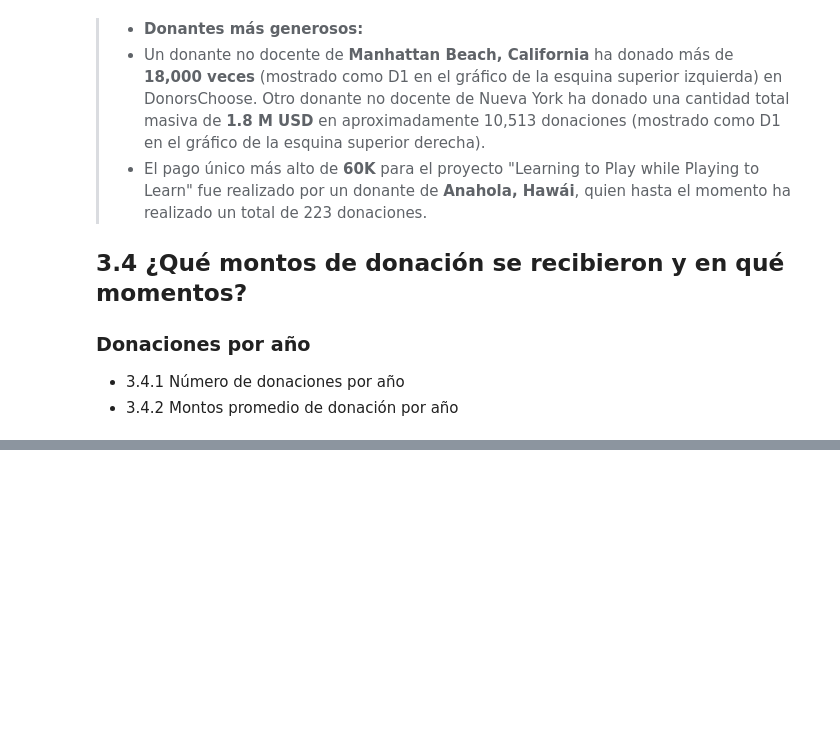
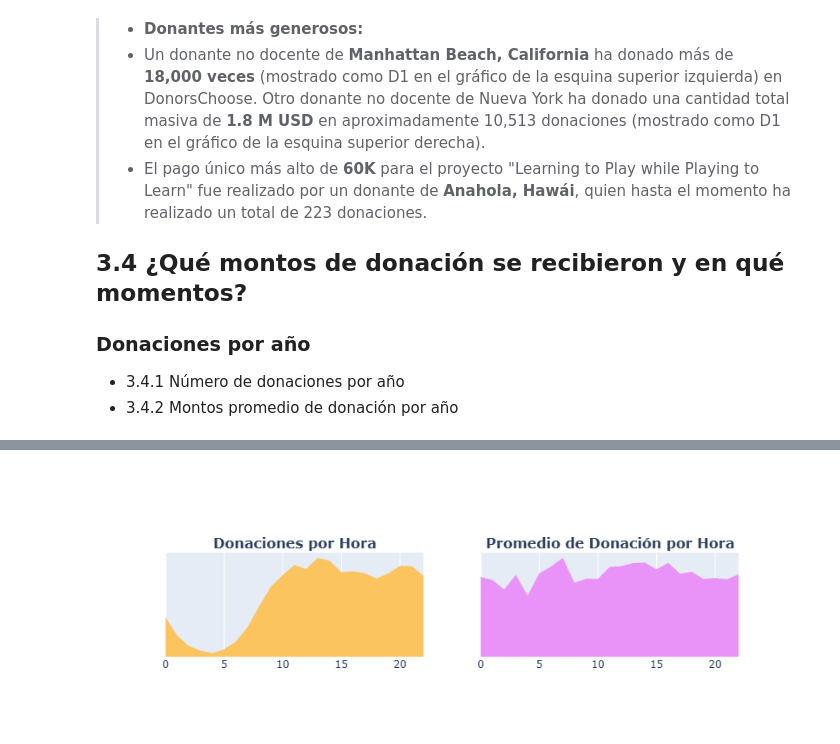
Before and after one commit to Anakaren-at/ADND_Prueba_Practica05, a Jupyter notebook: Practica05/Practica05_230292.ipynb, the cells around one changed output, grey strips where cells are left out. Saved outputs shown, nothing was run; the diff lists cells and outputs as text; code cells hidden in the pictures; blank space fills up the shorter version.

```diff
--- a/Practica05/Practica05_230292.ipynb
+++ b/Practica05/Practica05_230292.ipynb
@@ -1450,0 +1673,69 @@ iplot(fig)
+# %%
+import plotly.graph_objs as go
+from plotly import tools
+from plotly.offline import iplot
+
+# Agrupar donaciones por hora
+t5 = donations_df.groupby(['Donation Hour']).agg({
+    'Donation Month': 'count',
+    'Donation Amount': 'mean'
+}).reset_index().rename(columns={
+    'Donation Month': 'Total Donations',
+    'Donation Amount': 'Average Amount'
+})
+
+x = t5['Donation Hour']
+y1 = t5['Total Donations']
+y2 = t5['Average Amount']
+
+trace1 = go.Scatter(
+    x=x[:-1],
+    y=y1[:-1],
+    fill='tozeroy',
+    fillcolor='#fcc45f',
+    mode='none'
+)
+trace2 = go.Scatter(
+    x=x[:-1],
+    y=y2[:-1],
+    fill='tozeroy',
+    fillcolor="#e993f9",
+    mode='none'
+)
+
+fig = tools.make_subplots(
+    rows=1,
+    cols=2,
+    print_grid=False,
+    subplot_titles=[
+        "<b>Donaciones por Hora</b>",
+        "<b>Promedio de Donación por Hora</b>"
+    ]
+)
+
+fig.append_trace(trace1, 1, 1)
+fig.append_trace(trace2, 1, 2)
+
+# CORREGIDO: Eliminar autotick y usar propiedades válidas
+fig['layout'].update(
+    height=300,
+    showlegend=False,
+    yaxis=dict(
+        showgrid=False,
+        zeroline=False,
+        showline=False,
+        showticklabels=False,
+        ticks=''
+    ),
+    yaxis2=dict(
+        showgrid=False,
+        zeroline=False,
+        showline=False,
+        showticklabels=False,
+        ticks=''
+    )
+)
+
+iplot(fig)
+# %% [output]
+[figure, added]
```
Also changed, not shown: parts of 28 cells of this notebook.
